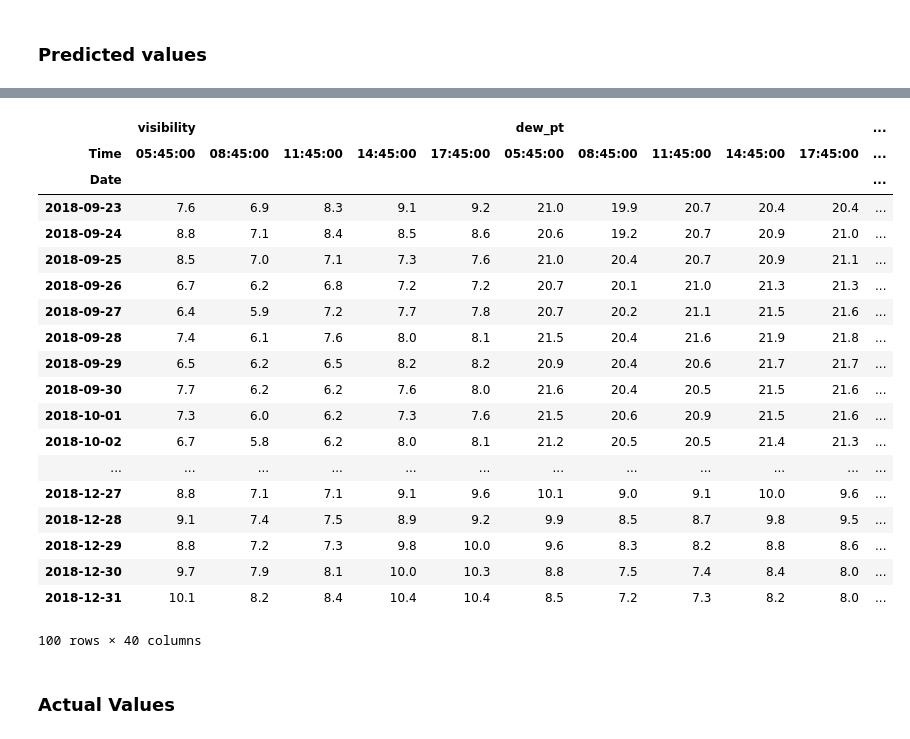
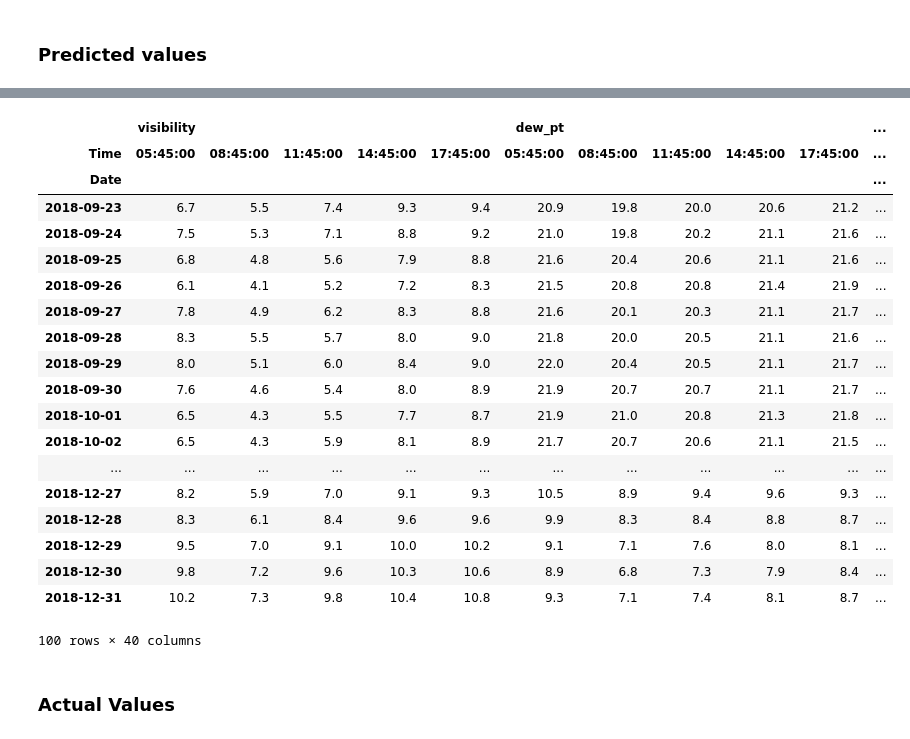
Before and after one commit to kaushu42/weather-forecast-nepal, a Jupyter notebook: model.ipynb, the cells around one changed output, grey strips where cells are left out. Saved outputs shown, nothing was run; the diff lists cells and outputs as text; code cells hidden in the pictures.

```diff
--- a/model.ipynb
+++ b/model.ipynb
@@ -37,7 +40,7 @@ df
 # %% [markdown]
 ### The number of days to look back to make predictions
 # %%
-LOOK_BACK = 20
+LOOK_BACK = 35
 # %% [markdown]
 ### Create the data for training LSTM
 # %%
@@ -61,6 +66,8 @@ X.shape, y.shape
 # %%
-X_train, y_train = X[:-500], y[:-500]
-X_test, y_test = X[-500:], y[-500:]
+X_train = X[:-500]
+X_test = X[-500:]
+y_train = y[:-500]
+y_test = y[-500:]
 # %%
 k.clear_session()
 model = Sequential()
@@ -139,32 +192,32 @@ plt.legend()
 # %%
 preds = model.predict(X_test)
 predictions = pd.DataFrame(scaler.inverse_transform(preds), columns=df.columns, index=df.tail(len(X_test)).index)
 predictions = predictions.drop('month', axis=1)
 predictions.index = pd.MultiIndex.from_arrays([predictions.index.date, predictions.index.time], names=['Date','Time'])
 predictions = predictions.unstack().reset_index().set_index('Date')
 for col in predictions:
-    predictions[col] = predictions[col].map('{:,.1f}'.format).astype(float)
+    predictions[col] = predictions[col].map('{:,.1f}'.format).astype(float).dropna()
 predictions
 # %% [output]
 |  | visibility |  |  |  |  | dew_pt |  |  |  |  | ... |
 | Time | 05:45:00 | 08:45:00 | 11:45:00 | 14:45:00 | 17:45:00 | 05:45:00 | 08:45:00 | 11:45:00 | 14:45:00 | 17:45:00 | ... |
 | Date |  |  |  |  |  |  |  |  |  |  | ... |
-| 2018-09-23 | 7.6 | 6.9 | 8.3 | 9.1 | 9.2 | 21.0 | 19.9 | 20.7 | 20.4 | 20.4 | ... |
-| 2018-09-24 | 8.8 | 7.1 | 8.4 | 8.5 | 8.6 | 20.6 | 19.2 | 20.7 | 20.9 | 21.0 | ... |
-| 2018-09-25 | 8.5 | 7.0 | 7.1 | 7.3 | 7.6 | 21.0 | 20.4 | 20.7 | 20.9 | 21.1 | ... |
-| 2018-09-26 | 6.7 | 6.2 | 6.8 | 7.2 | 7.2 | 20.7 | 20.1 | 21.0 | 21.3 | 21.3 | ... |
-| 2018-09-27 | 6.4 | 5.9 | 7.2 | 7.7 | 7.8 | 20.7 | 20.2 | 21.1 | 21.5 | 21.6 | ... |
-| 2018-09-28 | 7.4 | 6.1 | 7.6 | 8.0 | 8.1 | 21.5 | 20.4 | 21.6 | 21.9 | 21.8 | ... |
-| 2018-09-29 | 6.5 | 6.2 | 6.5 | 8.2 | 8.2 | 20.9 | 20.4 | 20.6 | 21.7 | 21.7 | ... |
-| 2018-09-30 | 7.7 | 6.2 | 6.2 | 7.6 | 8.0 | 21.6 | 20.4 | 20.5 | 21.5 | 21.6 | ... |
-| 2018-10-01 | 7.3 | 6.0 | 6.2 | 7.3 | 7.6 | 21.5 | 20.6 | 20.9 | 21.5 | 21.6 | ... |
-| 2018-10-02 | 6.7 | 5.8 | 6.2 | 8.0 | 8.1 | 21.2 | 20.5 | 20.5 | 21.4 | 21.3 | ... |
+| 2018-09-23 | 6.7 | 5.5 | 7.4 | 9.3 | 9.4 | 20.9 | 19.8 | 20.0 | 20.6 | 21.2 | ... |
+| 2018-09-24 | 7.5 | 5.3 | 7.1 | 8.8 | 9.2 | 21.0 | 19.8 | 20.2 | 21.1 | 21.6 | ... |
+| 2018-09-25 | 6.8 | 4.8 | 5.6 | 7.9 | 8.8 | 21.6 | 20.4 | 20.6 | 21.1 | 21.6 | ... |
+| 2018-09-26 | 6.1 | 4.1 | 5.2 | 7.2 | 8.3 | 21.5 | 20.8 | 20.8 | 21.4 | 21.9 | ... |
+| 2018-09-27 | 7.8 | 4.9 | 6.2 | 8.3 | 8.8 | 21.6 | 20.1 | 20.3 | 21.1 | 21.7 | ... |
+| 2018-09-28 | 8.3 | 5.5 | 5.7 | 8.0 | 9.0 | 21.8 | 20.0 | 20.5 | 21.1 | 21.6 | ... |
+| 2018-09-29 | 8.0 | 5.1 | 6.0 | 8.4 | 9.0 | 22.0 | 20.4 | 20.5 | 21.1 | 21.7 | ... |
+| 2018-09-30 | 7.6 | 4.6 | 5.4 | 8.0 | 8.9 | 21.9 | 20.7 | 20.7 | 21.1 | 21.7 | ... |
+| 2018-10-01 | 6.5 | 4.3 | 5.5 | 7.7 | 8.7 | 21.9 | 21.0 | 20.8 | 21.3 | 21.8 | ... |
+| 2018-10-02 | 6.5 | 4.3 | 5.9 | 8.1 | 8.9 | 21.7 | 20.7 | 20.6 | 21.1 | 21.5 | ... |
 | ... | ... | ... | ... | ... | ... | ... | ... | ... | ... | ... | ... |
-| 2018-12-27 | 8.8 | 7.1 | 7.1 | 9.1 | 9.6 | 10.1 | 9.0 | 9.1 | 10.0 | 9.6 | ... |
-| 2018-12-28 | 9.1 | 7.4 | 7.5 | 8.9 | 9.2 | 9.9 | 8.5 | 8.7 | 9.8 | 9.5 | ... |
-| 2018-12-29 | 8.8 | 7.2 | 7.3 | 9.8 | 10.0 | 9.6 | 8.3 | 8.2 | 8.8 | 8.6 | ... |
-| 2018-12-30 | 9.7 | 7.9 | 8.1 | 10.0 | 10.3 | 8.8 | 7.5 | 7.4 | 8.4 | 8.0 | ... |
-| 2018-12-31 | 10.1 | 8.2 | 8.4 | 10.4 | 10.4 | 8.5 | 7.2 | 7.3 | 8.2 | 8.0 | ... |
+| 2018-12-27 | 8.2 | 5.9 | 7.0 | 9.1 | 9.3 | 10.5 | 8.9 | 9.4 | 9.6 | 9.3 | ... |
+| 2018-12-28 | 8.3 | 6.1 | 8.4 | 9.6 | 9.6 | 9.9 | 8.3 | 8.4 | 8.8 | 8.7 | ... |
+| 2018-12-29 | 9.5 | 7.0 | 9.1 | 10.0 | 10.2 | 9.1 | 7.1 | 7.6 | 8.0 | 8.1 | ... |
+| 2018-12-30 | 9.8 | 7.2 | 9.6 | 10.3 | 10.6 | 8.9 | 6.8 | 7.3 | 7.9 | 8.4 | ... |
+| 2018-12-31 | 10.2 | 7.3 | 9.8 | 10.4 | 10.8 | 9.3 | 7.1 | 7.4 | 8.1 | 8.7 | ... |
 100 rows × 40 columns
 # %% [markdown]
 ### Actual Values
```
Also changed, not shown: parts of 22 cells of this notebook, 2 other files.
